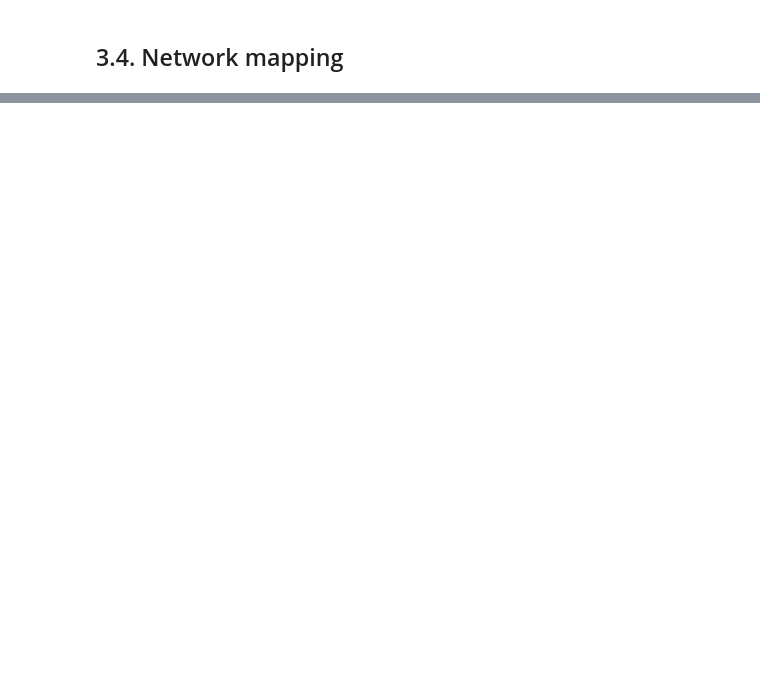
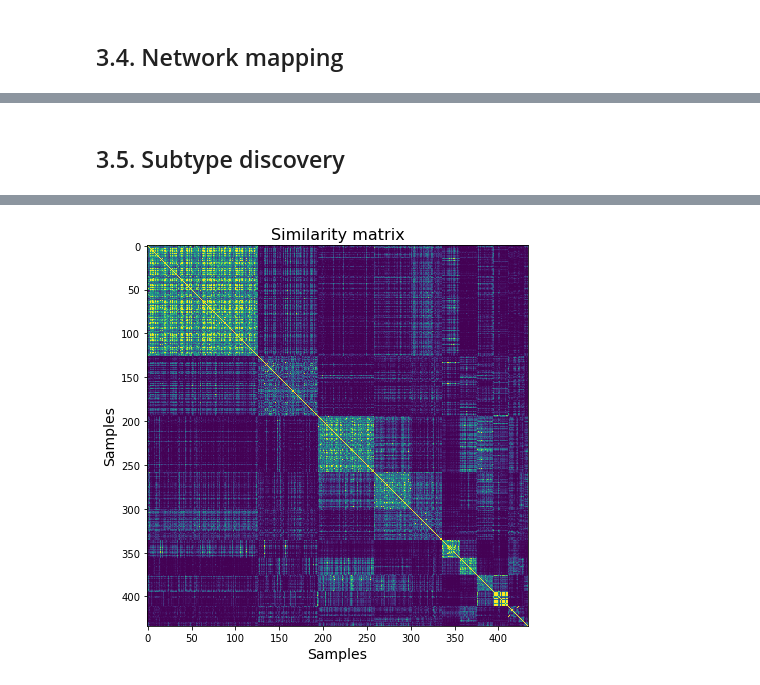
Before and after one commit to adelomana/PSL, a Jupyter notebook: GBM/src/network.inference.2019.04.30/miner/src/ALO.GBM.notebook.ipynb, the cells around one changed output, grey strips where cells are left out. Saved outputs shown, nothing was run; the diff lists cells and outputs as text; code cells hidden in the pictures; blank space fills up the shorter version.

```diff
--- a/GBM/src/network.inference.2019.04.30/miner/src/ALO.GBM.notebook.ipynb
+++ b/GBM/src/network.inference.2019.04.30/miner/src/ALO.GBM.notebook.ipynb
@@ -162,0 +209,19 @@ Inferred network with 2796 regulons, 404 regulators, and 6351 co-regulated genes
+# %% [markdown]
+## 3.5. Subtype discovery
+# %%
+print datetime.datetime.now().strftime("%Y-%m-%d %H:%M:%S")
+# choose membership type for sample class prediction
+sampleDictionary = overExpressedMembers
+sampleMatrix = overExpressedMembersMatrix
+sampleUnderMatrix = underExpressedMembersMatrix
+
+# perform initial subtype clustering
+similarityClusters = miner.f1Decomposition(sampleDictionary,thresholdSFM=0.1)
+initialClasses = [i for i in similarityClusters if len(i)>4]
+
+# visualize initial results
+sampleFrequencyMatrix = miner.sampleCoincidenceMatrix(sampleDictionary,freqThreshold = 0.333,frequencies=True) #0.333
+similarityMatrix = sampleFrequencyMatrix*sampleFrequencyMatrix.T
+miner.plotSimilarity(similarityMatrix,numpy.hstack(initialClasses),vmin=0,vmax=0.5,title="Similarity matrix",xlabel="Samples",ylabel="Samples",fontsize=14,figsize=(7,7),savefig=os.path.join(resultsDirectory,"similarityMatrix_regulons.pdf"))
+print datetime.datetime.now().strftime("%Y-%m-%d %H:%M:%S")
+# %% [output]
@@ -162,0 +231 @@ Inferred network with 2796 regulons, 404 regulators, and 6351 co-regulated genes
+[figure, added]
```
Also changed, not shown: parts of 13 cells of this notebook.
